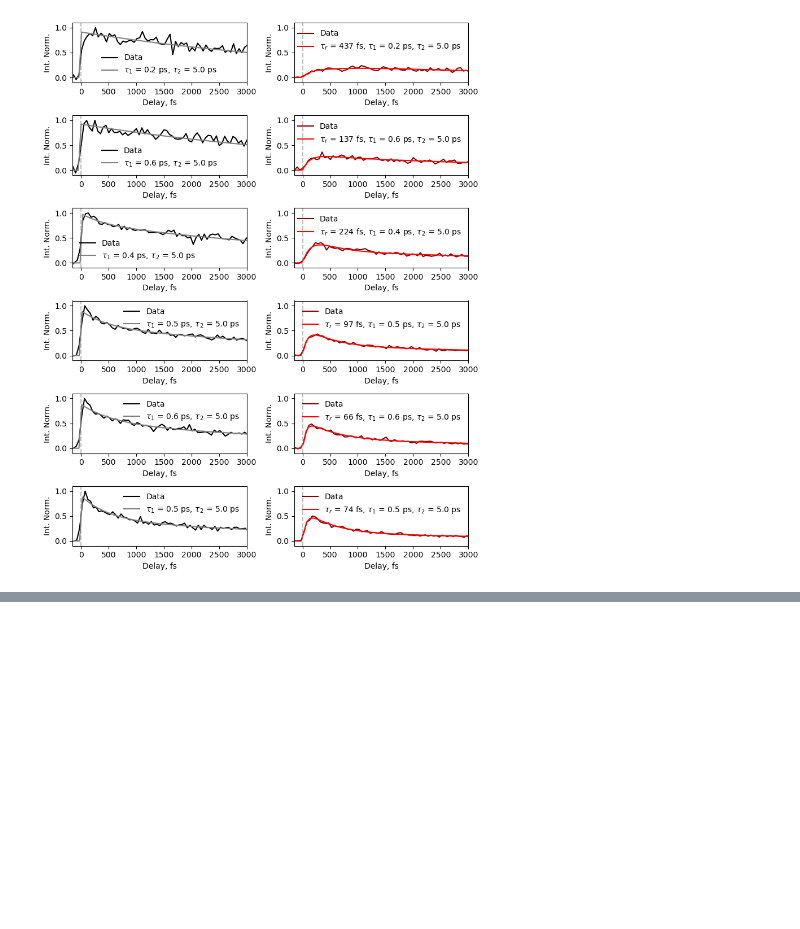
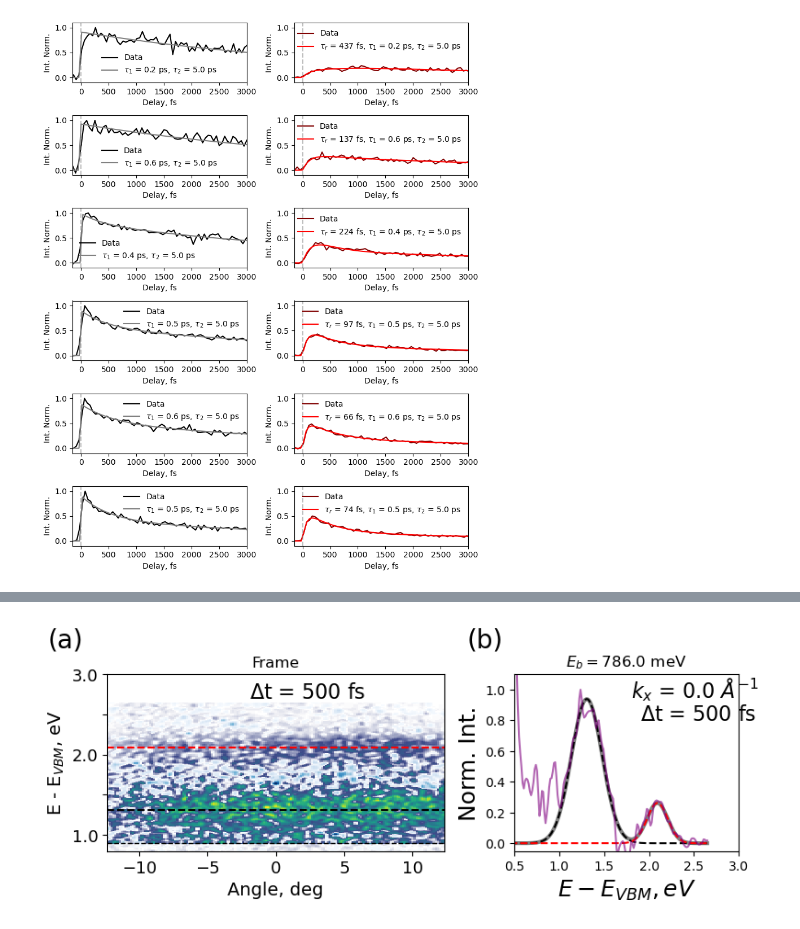
Before and after one commit to lawsonlloyd/mpes-analysis, a Jupyter notebook: phoibos_Fits.ipynb, the cells around one changed output, grey strips where cells are left out. Drawn from its saved outputs; the diff is of its cells as text; code cells hidden in the pictures; blank space fills up the shorter version.

```diff
--- a/phoibos_Fits.ipynb
+++ b/phoibos_Fits.ipynb
@@ -563,0 +563,81 @@ tau_decay2 =  5050.0000 ± 1912.4577
+# %%
+I_res = phoibos.load_data(data_path, 9217, force_offset=False, scan_info = scan_info, energy_offset=19.7, delay_offset=0)
+# %%
+E_trace, E_int = [1.35, 2.05], .1 # Energies for Plotting Time Traces ; 1st Energy for MM
+(kx, ky), (kx_int, ky_int) = (0, 0), (24, 0.2) # Central (kx, ky) point and k-integration
+delay, delay_int = 500, 1000
+e1, e2 = 1.1, 2.7
+
+subtract_neg = False
+kx_frame = mpes.get_kx_E_frame(I_res, ky, ky_int, delay, delay_int, subtract_neg = True)
+kx_frame = kx_frame/np.max(kx_frame.loc[{"E":slice(0.8,3)}])
+
+#kx_edc = kx_frame.loc[{"kx":slice(kx-kx_int/2,kx+kx_int/2)}].mean(dim="kx")
+kx_edc = mpes.get_edc(kx_frame, kx, kx_int)
+kx_edc = kx_edc/np.max(kx_edc.loc[{"E":slice(0.8,3)}])
+
+##### X and CBM ####
+p0 = [1, 0.3,  1.35, 2.1,  0.2, 0.2, 0] # Fitting params initial guess [amp, center, width, offset]
+bnds = ((0.5, 0.1, 1.0, 1.5, 0.1, 0.1, 0), (1.5, 0.7, 1.5, 2.3, 0.9, 0.9, .3))
+
+popt, pcov = curve_fit(mpes.two_gaussians, kx_edc.loc[{"E":slice(e1,e2)}].E.values, kx_edc.loc[{"E":slice(e1,e2)}].values, p0, method=None, bounds = bnds)
+perr = np.sqrt(np.diag(pcov))
+#g, g1, g2, offset = two_gaussians_report(kx_edc.loc[{"E":slice(0,3)}].E.values, *popt)
+popt_g1 = [popt[i] for i in [0, 2, 4]]
+popt_g1.append(0)
+popt_g2 =[popt[i] for i in [1, 3, 5]]
+popt_g2.append(0)
+
+g1 = mpes.gaussian(kx_edc.loc[{"E":slice(0,3)}].E.values, *(popt_g1))
+g2 = mpes.gaussian(kx_edc.loc[{"E":slice(0,3)}].E.values, *(popt_g2))
+g = g1 + g2 + popt[6]
+
+Eb = round(popt[3] - popt[2],3)
+
+fig, ax = plt.subplots(1, 2, gridspec_kw={'width_ratios': [1.5, 1], 'height_ratios':[1]})
+fig.set_size_inches(8, 3, forward=False)
+ax = ax.flatten()
+
+im0 = mpes.plot_phoibos_frame(I_res, fig=fig, ax=ax[0], energy_limits=(-1,3), E_enhance = 0.9, subtract_neg = True)
+
+ax[0].set_ylim(0.8,3)
+ax[0].text(-1.9, 2.7,  f"$\Delta$t = {delay} fs", size=16)
+#ax[0].axhline(Ein, linestyle = 'dashed', color = 'grey', linewidth = 1.5)
+ax[0].axhline(popt[2], linestyle = 'dashed', color = 'k', linewidth = 1.5)
+ax[0].axhline(popt[3], linestyle = 'dashed', color = 'r', linewidth = 1.5)
+#ax[0].fill_between(I.E.values, I.kx.values - kx_int/2, I.kx.values + kx_int/2, color = 'pink', alpha = 0.5)
+
+if kx_int < 24:
+    mpes.add_rect(kx, kx_int, 2, 4, ax[0], alpha=0.3, facecolor='purple', edgecolor='purple')
+
+#kx_edc.plot(ax=ax[1], color = 'purple', alpha = 0.8)
+ax[1].plot(kx_edc.loc[{"E":slice(0,3)}].E.values, g, color='grey',linestyle = 'solid',linewidth = 3)
+ax[1].plot(kx_edc.loc[{"E":slice(0,3)}].E.values, g1, color='black',linestyle = 'dashed')
+ax[1].plot(kx_edc.loc[{"E":slice(0,3)}].E.values, g2, color='red',linestyle = 'dashed')
+
+#mpes.plot_edc(I_res, (kx, ky), (kx_int, ky_int), fig = fig, ax = ax[1])
+kx_edc.plot(ax=ax[1], color = 'purple', alpha = 0.6)
+
+ax[1].set_title(f"$E_b = {1000*Eb}$ meV")
+ax[1].text(1.9, .8,  f"$\Delta$t = {delay} fs", size=16)
+ax[1].text(1.8, .95,  f'$k_x$ = {kx:.1f} $\AA^{{-1}}$', size=16)
+
+ax[1].set_xlim(0.5,3)
+if subtract_neg is True:
+    ax[1].set_ylim(-.25, 1.1)
+else:
+    ax[1].set_ylim(-0.05, 1.1)
+
+ax[1].set_xlabel('$E - E_{VBM}, eV$', fontsize = 18)
+ax[1].set_ylabel('Norm. Int.', fontsize = 18)
+plt.rcParams['svg.fonttype'] = 'none'
+
+fig.text(.02, 0.975, "(a)", fontsize = 20, fontweight = 'regular')
+fig.text(.59, 0.975, "(b)", fontsize = 20, fontweight = 'regular')
+
+fig.tight_layout()
+
+print(f"{popt[2]:.3f} +- {perr[2]:.3f}")
+print(f"{popt[3]:.3f} +- {perr[3]:.3f}")
+print(f"{1000*Eb:.3f} +- {1000*np.sqrt(perr[3]**2+perr[2]**2):.3f}")
+# %% [output]
@@ -563,0 +647 @@ tau_decay2 =  5050.0000 ± 1912.4577
+[figure, added]
```
Also changed, not shown: parts of 4 cells of this notebook, 1 other file.
